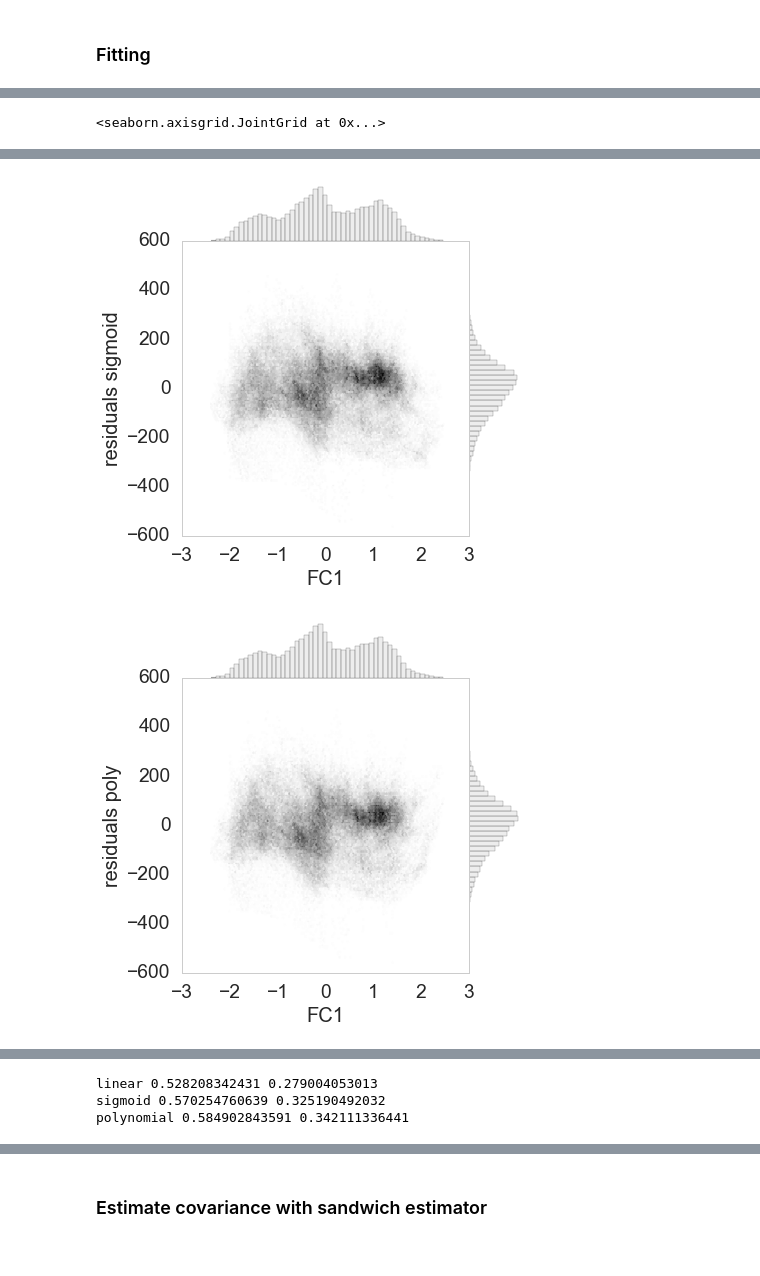
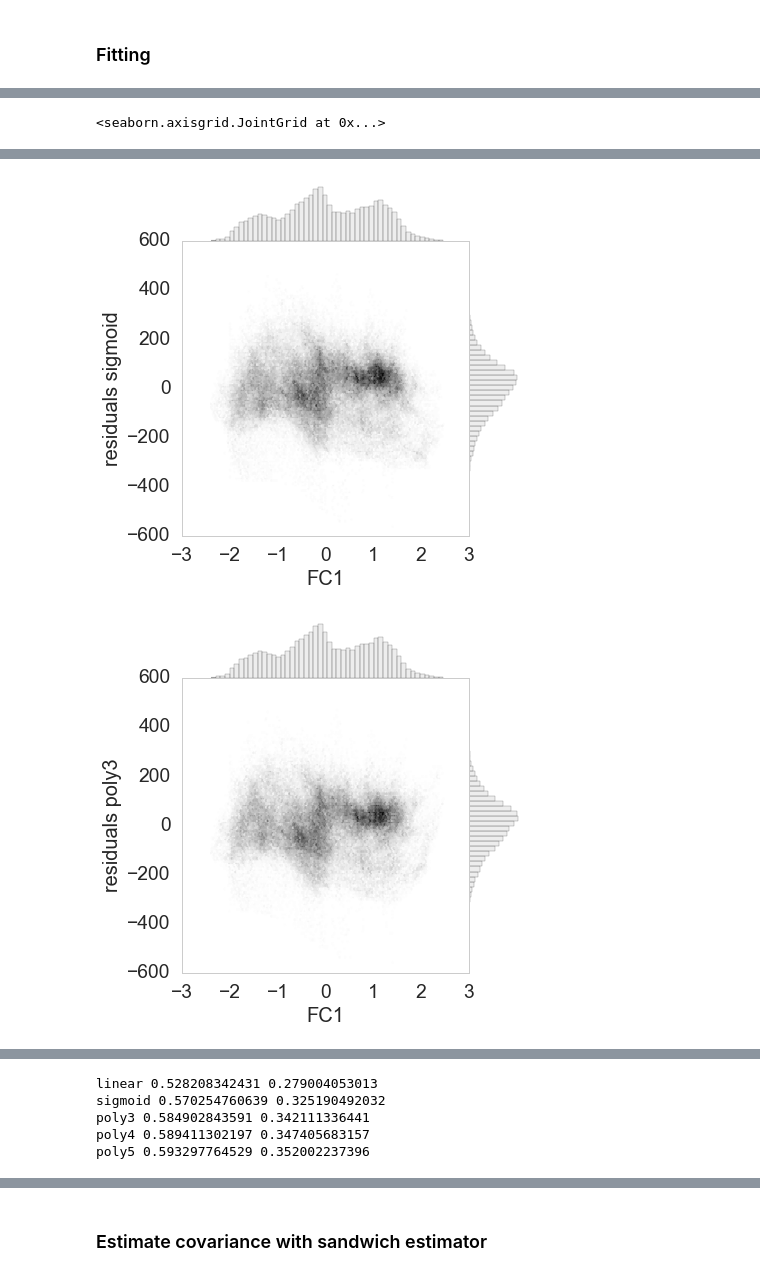
Before and after one commit to juhuntenburg/myelinconnect, a Jupyter notebook: notebooks/Nonlinear_fit.ipynb, the cells around one changed output, grey strips where cells are left out. Cells and saved outputs as stored; diff of their text form; code cells hidden in the pictures.

```diff
--- a/notebooks/Nonlinear_fit.ipynb
+++ b/notebooks/Nonlinear_fit.ipynb
@@ -60,6 +60,12 @@ def sigmoid(x, height, theta, xshift, yshift):
 # %%
 def polynomial_3(xs, b0, b1, b2, b3):
     return b0 + b1*xs + b2*xs**2 + b3*xs**3
+# %%
+def polynomial_4(xs, b0, b1, b2, b3, b4):
+    return b0 + b1*xs + b2*xs**2 + b3*xs**3 + b4*xs**4
+# %%
+def polynomial_5(xs, b0, b1, b2, b3, b4, b5):
+    return b0 + b1*xs + b2*xs**2 + b3*xs**3 + b4*xs**4 + b5*xs**5
 # %%
 xdata = FC1
 ydata = (T1-np.mean(T1))/np.std(T1)
@@ -76,6 +88,10 @@ predicted_ys_poly3 = polynomial_3(x, *fitted_parms_poly3)
 # %%
-predicted_T1_line_lin = predicted_ys_lin*np.std(T1)+np.mean(T1)
-predicted_T1_lin = linear(FC1, *fitted_parms_lin)*np.std(T1)+np.mean(T1)
+fitted_parms_poly4, _ = curve_fit(polynomial_4, xdata, ydata)
+predicted_ys_poly4 = polynomial_4(x, *fitted_parms_poly4)
+predicted_T1_line_poly4 = predicted_ys_poly4*np.std(T1)+np.mean(T1)
+predicted_T1_poly4 = polynomial_4(FC1, *fitted_parms_poly4)*np.std(T1)+np.mean(T1)
 # %%
-predicted_T1_line_sig = predicted_ys_sigmoid*np.std(T1)+np.mean(T1)
-predicted_T1_sig = sigmoid(FC1, *fitted_parms_sigmoid)*np.std(T1)+np.mean(T1)
+fitted_parms_poly5, _ = curve_fit(polynomial_5, xdata, ydata)
+predicted_ys_poly5 = polynomial_5(x, *fitted_parms_poly5)
+predicted_T1_line_poly5 = predicted_ys_poly5*np.std(T1)+np.mean(T1)
+predicted_T1_poly5 = polynomial_5(FC1, *fitted_parms_poly5)*np.std(T1)+np.mean(T1)
@@ -135,20 +166,30 @@ fig.ax_joint.set_yticks(yticks);
 # %%
 fig = sns.jointplot(FC1, T1-predicted_T1_lin,
                     stat_func=None,space=0,
                     kind="hex", size=6, color='lightgrey')
 fig.set_axis_labels('FC1', 'residuals linear', fontsize=20)
 
 fig = sns.jointplot(FC1, T1-predicted_T1_sig,
                     stat_func=None,space=0,
                     kind="hex", size=6, color='lightgrey')
 fig.set_axis_labels('FC1', 'residuals sigmoid', fontsize=20)
 
 fig = sns.jointplot(FC1, T1-predicted_T1_poly3,
                     stat_func=None,space=0,
                     kind="hex", size=6, color='lightgrey')
-fig.set_axis_labels('FC1', 'residuals poly', fontsize=20)
+fig.set_axis_labels('FC1', 'residuals poly3', fontsize=20)
+
+fig = sns.jointplot(FC1, T1-predicted_T1_poly4,
+                    stat_func=None,space=0,
+                    kind="hex", size=6, color='lightgrey')
+fig.set_axis_labels('FC1', 'residuals poly4', fontsize=20)
+
+fig = sns.jointplot(FC1, T1-predicted_T1_poly5,
+                    stat_func=None,space=0,
+                    kind="hex", size=6, color='lightgrey')
+fig.set_axis_labels('FC1', 'residuals poly5', fontsize=20)
 # %% [output]
 <seaborn.axisgrid.JointGrid at 0x...>
 [figure]
 [figure]
-[figure, old version]
+[figure, new version]
@@ -157,8 +200,12 @@ import scipy.stats as stats
 # %%
 print 'linear', stats.pearsonr(T1, predicted_T1_lin)[0], stats.pearsonr(T1, predicted_T1_lin)[0]**2
 print 'sigmoid', stats.pearsonr(T1, predicted_T1_sig)[0], stats.pearsonr(T1, predicted_T1_sig)[0]**2
-print 'polynomial', stats.pearsonr(T1, predicted_T1_poly3)[0], stats.pearsonr(T1, predicted_T1_poly3)[0]**2
+print 'poly3', stats.pearsonr(T1, predicted_T1_poly3)[0], stats.pearsonr(T1, predicted_T1_poly3)[0]**2
+print 'poly4', stats.pearsonr(T1, predicted_T1_poly4)[0], stats.pearsonr(T1, predicted_T1_poly4)[0]**2
+print 'poly5', stats.pearsonr(T1, predicted_T1_poly5)[0], stats.pearsonr(T1, predicted_T1_poly5)[0]**2
 # %% [output]
 linear 0.528208342431 0.279004053013
 sigmoid 0.570254760639 0.325190492032
-polynomial 0.584902843591 0.342111336441
+poly3 0.584902843591 0.342111336441
+poly4 0.589411302197 0.347405683157
+poly5 0.593297764529 0.352002237396
```
Also changed, not shown: parts of 9 cells of this notebook.
